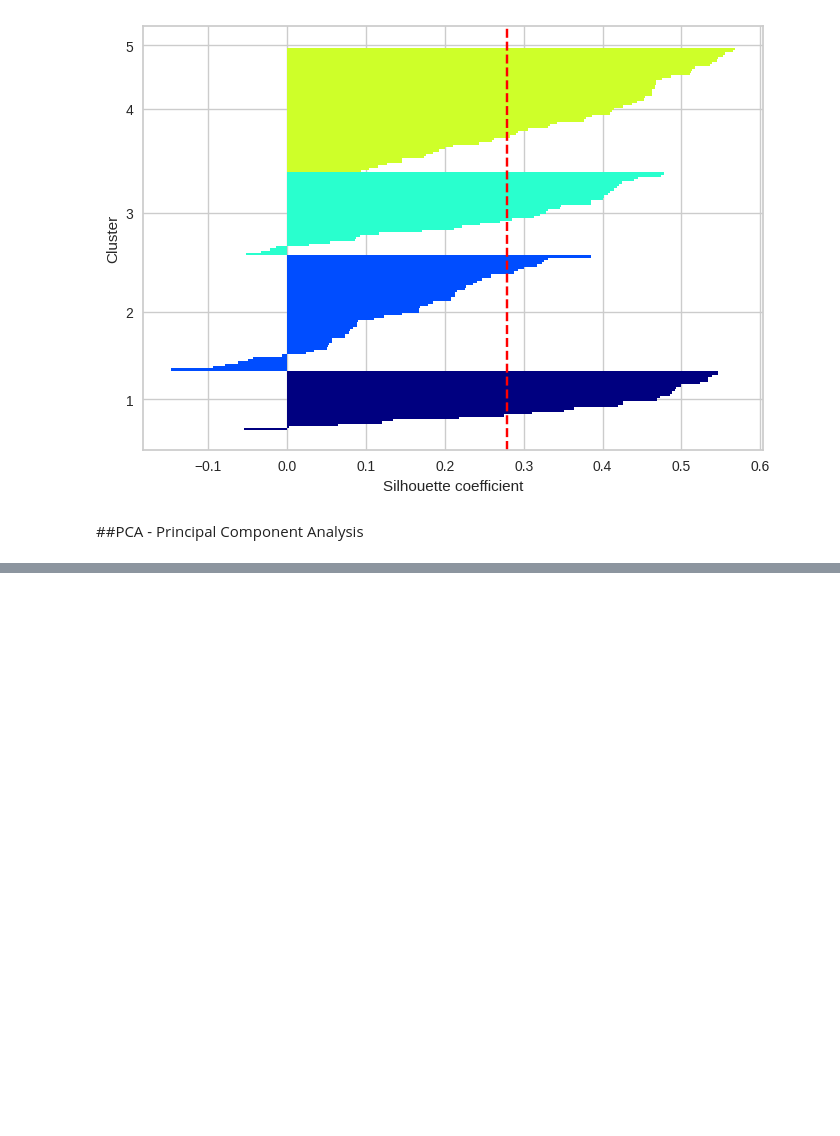
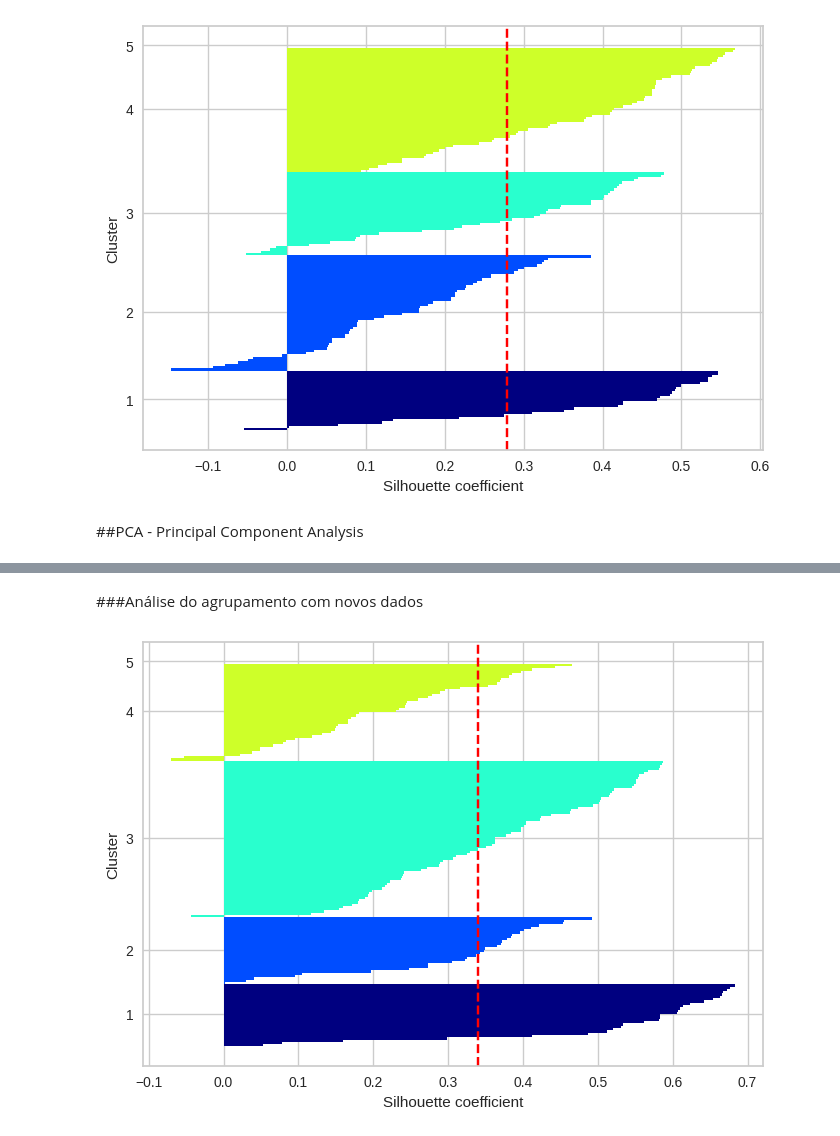
Before and after one commit to GabrielCdev/HELP_International_Analysis, a Jupyter notebook: HELP_International_Analysis.ipynb, the cells around one changed output, grey strips where cells are left out. Cells and saved outputs as stored; diff of their text form; code cells hidden in the pictures; blank space fills up the shorter version.

```diff
--- a/HELP_International_Analysis.ipynb
+++ b/HELP_International_Analysis.ipynb
@@ -407,12 +360,0 @@ silhueta(X, y_km)
-# %%
-km = KMeans(n_clusters=3, init='k-means++', n_init=10, random_state=4)
-y_km = km.fit_predict(X)
-silhueta(X, y_km)
-# %%
-km = KMeans(n_clusters=4, init='k-means++', n_init=10, random_state=4)
-y_km = km.fit_predict(X)
-silhueta(X, y_km)
-# %%
-km = KMeans(n_clusters=5, init='k-means++', n_init=10, random_state=4)
-y_km = km.fit_predict(X)
-silhueta(X, y_km)
@@ -418,0 +363,3 @@ silhueta(X, y_km)
+# %%
+pca = PCA(n_components=3)
+X2 = pca.fit_transform(X)
@@ -418,0 +384,7 @@ silhueta(X, y_km)
+# %% [markdown]
+###Análise do agrupamento com novos dados
+# %%
+y_km2 = km.fit_predict(X2)
+silhueta(X2, y_km2)
+# %% [output]
+[figure, added]
```
Also changed, not shown: parts of 12 cells of this notebook.
